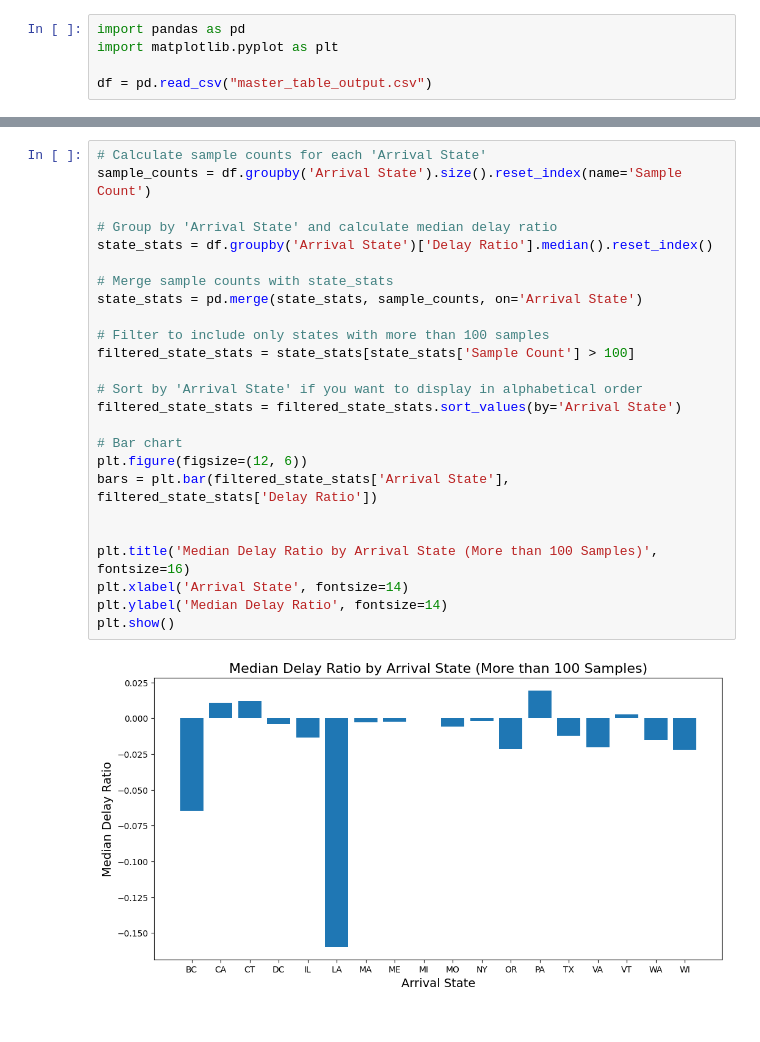
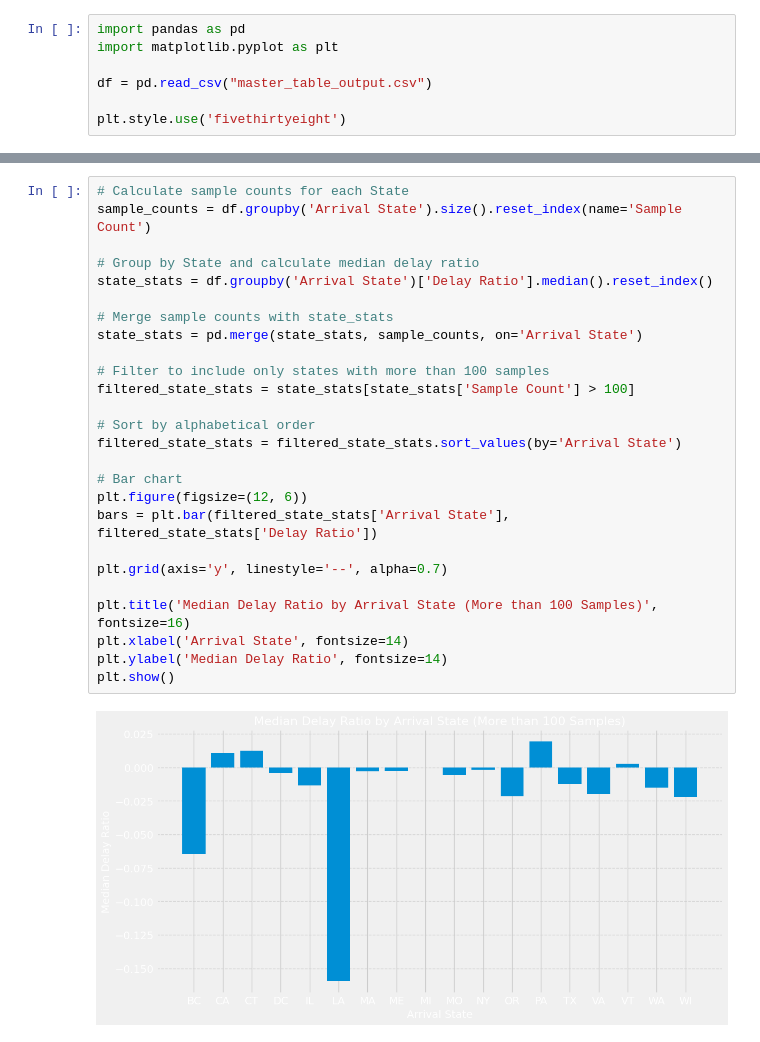
Before and after one commit to ADenver13/COMP_3125_Group_Project_G5, a Jupyter notebook: analysis.ipynb, the cells around one changed output, grey strips where cells are left out. Cells and saved outputs as stored; diff of their text form.

```diff
--- a/analysis.ipynb
+++ b/analysis.ipynb
@@ -3,6 +3,8 @@ import pandas as pd
 import matplotlib.pyplot as plt
 
 df = pd.read_csv("master_table_output.csv")
+
+plt.style.use('fivethirtyeight')
 # %%
 # Ensure the columns have proper data types
 df['Total Trip Time (hrs)'] = pd.to_numeric(df['Total Trip Time (hrs)'], errors='coerce')
@@ -104,27 +133,28 @@ plt.show()
 # %%
-# Calculate sample counts for each 'Arrival State'
+# Calculate sample counts for each State
 sample_counts = df.groupby('Arrival State').size().reset_index(name='Sample Count')
 
-# Group by 'Arrival State' and calculate median delay ratio
+# Group by State and calculate median delay ratio
 state_stats = df.groupby('Arrival State')['Delay Ratio'].median().reset_index()
 
 # Merge sample counts with state_stats
 state_stats = pd.merge(state_stats, sample_counts, on='Arrival State')
 
 # Filter to include only states with more than 100 samples
 filtered_state_stats = state_stats[state_stats['Sample Count'] > 100]
 
-# Sort by 'Arrival State' if you want to display in alphabetical order
+# Sort by alphabetical order
 filtered_state_stats = filtered_state_stats.sort_values(by='Arrival State')
 
 # Bar chart
 plt.figure(figsize=(12, 6))
 bars = plt.bar(filtered_state_stats['Arrival State'], filtered_state_stats['Delay Ratio'])
 
+plt.grid(axis='y', linestyle='--', alpha=0.7)
 
 plt.title('Median Delay Ratio by Arrival State (More than 100 Samples)', fontsize=16)
 plt.xlabel('Arrival State', fontsize=14)
 plt.ylabel('Median Delay Ratio', fontsize=14)
 plt.show()
 # %% [output]
-[figure, old version]
+[figure, new version]
```
Also changed, not shown: parts of 5 cells of this notebook, 3 other files.
